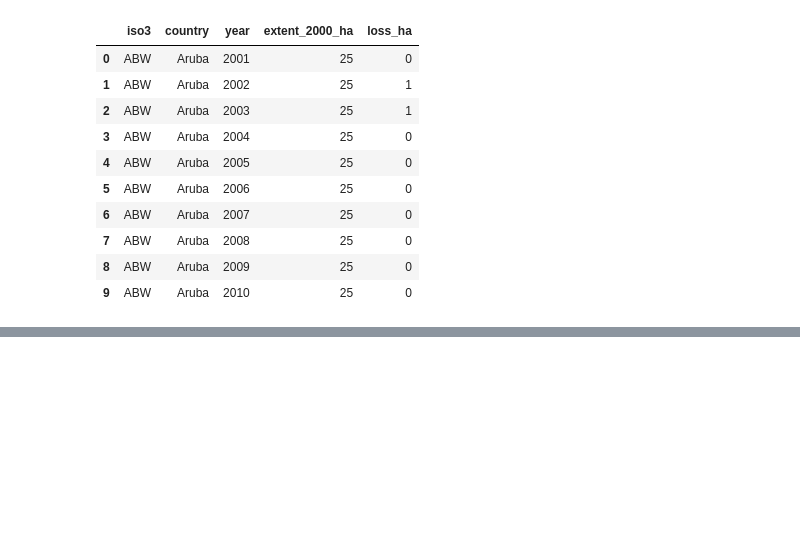
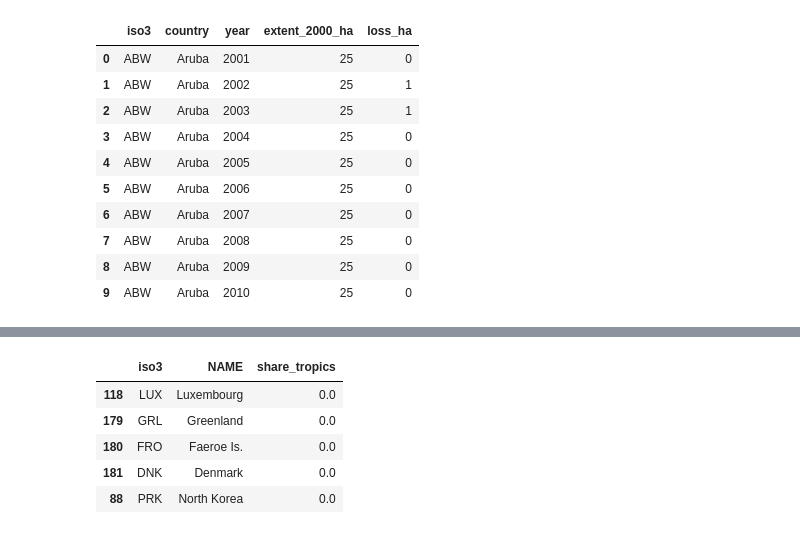
Before and after one commit to AndrewEberhardt/DataScienceProject, a Jupyter notebook: notebooks/1-Forest-Loss.ipynb, the cells around one changed output, grey strips where cells are left out. Saved outputs shown, nothing was run; the diff lists cells and outputs as text; code cells hidden in the pictures; blank space fills up the shorter version.

```diff
--- a/notebooks/1-Forest-Loss.ipynb
+++ b/notebooks/1-Forest-Loss.ipynb
@@ -183,3 +183,7 @@ Duplicated country-years: 0
 | 7 | ABW | Aruba | 2008 | 25 | 0 |
 | 8 | ABW | Aruba | 2009 | 25 | 0 |
 | 9 | ABW | Aruba | 2010 | 25 | 0 |
+# %%
+LAT_LIMIT = 30
+MIN_SHARE_TROPICS = 0.3
+MIN_EXTENT_HA = 1e6
@@ -185,0 +212,16 @@ Duplicated country-years: 0
+# %%
+world_eq = world.to_crs("ESRI:54034")
+band = gpd.GeoSeries([box(-180, -LAT_LIMIT, 180, LAT_LIMIT)], crs="EPSG:4326")
+band = band.to_crs("ESRI:54034").iloc[0]
+
+# The band is a rectangle in this projection, so clip_by_rect gives the same result as
+# intersection() without the spurious "invalid value encountered in intersection" warning
+world["share_tropics"] = (world_eq.geometry.clip_by_rect(*band.bounds).area / world_eq.geometry.area).values
+world.sort_values("share_tropics")[["iso3","NAME", "share_tropics"]].head()
+# %% [output]
+|  | iso3 | NAME | share_tropics |
+| 118 | LUX | Luxembourg | 0.0 |
+| 179 | GRL | Greenland | 0.0 |
+| 180 | FRO | Faeroe Is. | 0.0 |
+| 181 | DNK | Denmark | 0.0 |
+| 88 | PRK | North Korea | 0.0 |
```
Also changed, not shown: parts of 2 cells of this notebook.
